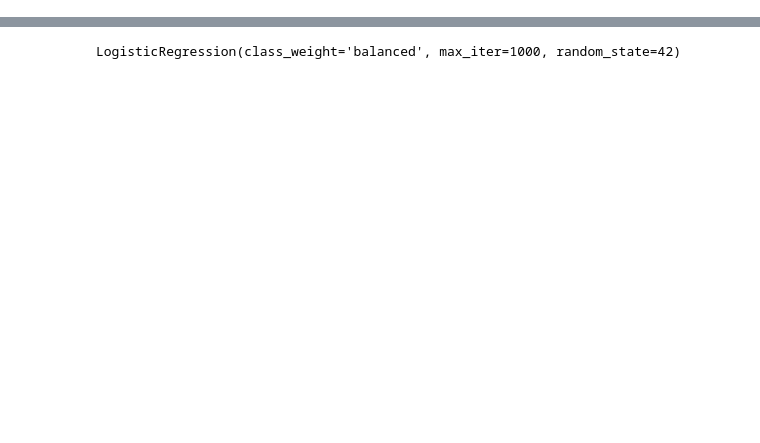
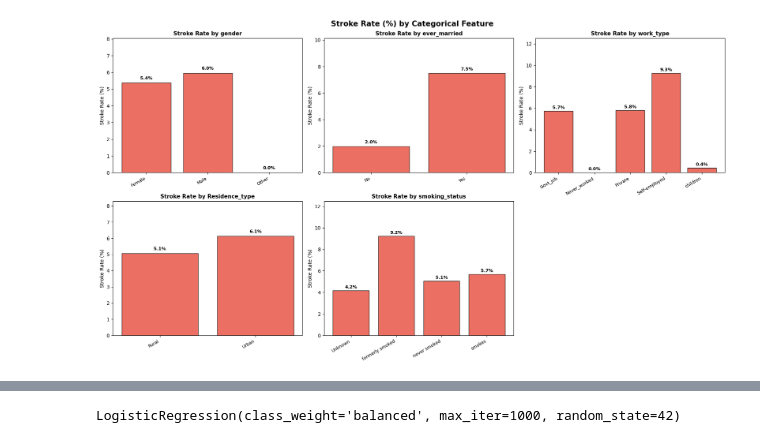
Before and after one commit to ebbiee/stroke-detection, a Jupyter notebook: model.ipynb, the cells around one changed output, grey strips where cells are left out. Cells and saved outputs as stored; diff of their text form; code cells hidden in the pictures; blank space fills up the shorter version.

```diff
--- a/model.ipynb
+++ b/model.ipynb
@@ -50,0 +147,30 @@ None
+# %%
+categorical_features = ['gender', 'ever_married', 'work_type', 'Residence_type', 'smoking_status']
+
+fig, axes = plt.subplots(2, 3, figsize=(18, 10))
+axes = axes.flatten()
+
+for idx, feature in enumerate(categorical_features):
+    ax = axes[idx]
+
+    stroke_rate = data.groupby(feature)['stroke'].mean() * 100
+    counts      = data.groupby(feature)['stroke'].count()
+
+    # bar plot of stroke rate
+    bars = ax.bar(stroke_rate.index, stroke_rate.values,
+                  color='#e74c3c', alpha=0.8, edgecolor='black')
+    for bar in bars:
+        ax.text(bar.get_x() + bar.get_width()/2, bar.get_height() + 0.2,
+                f'{bar.get_height():.1f}%', ha='center', fontsize=9, fontweight='bold')
+    ax.set_title(f'Stroke Rate by {feature}', fontsize=11, fontweight='bold')
+    ax.set_ylabel('Stroke Rate (%)')
+    ax.set_xticklabels(stroke_rate.index, rotation=30, ha='right', fontsize=9)
+    ax.set_ylim(0, stroke_rate.max() * 1.35)
+
+axes[-1].set_visible(False)  # hide unused subplot
+plt.suptitle('Stroke Rate (%) by Categorical Feature', fontsize=15, fontweight='bold')
+plt.tight_layout()
+plt.savefig('./outputs/01_categorical_analysis.png', dpi=150, bbox_inches='tight')
+plt.show()
+# %% [output]
+[figure, added]
```
Also changed, not shown: parts of 42 cells of this notebook, 47 other files.
